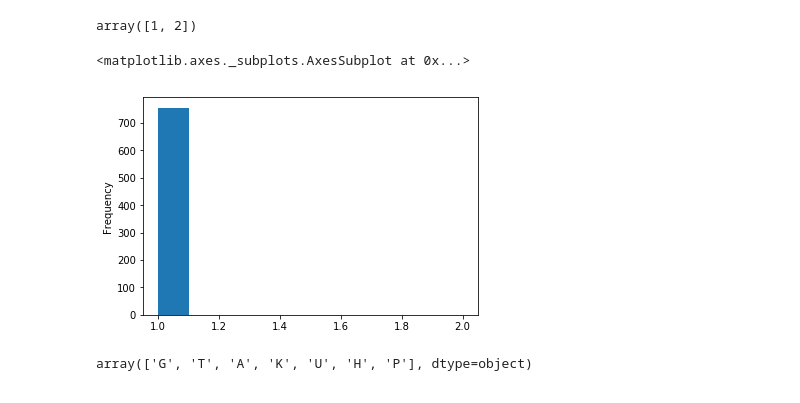
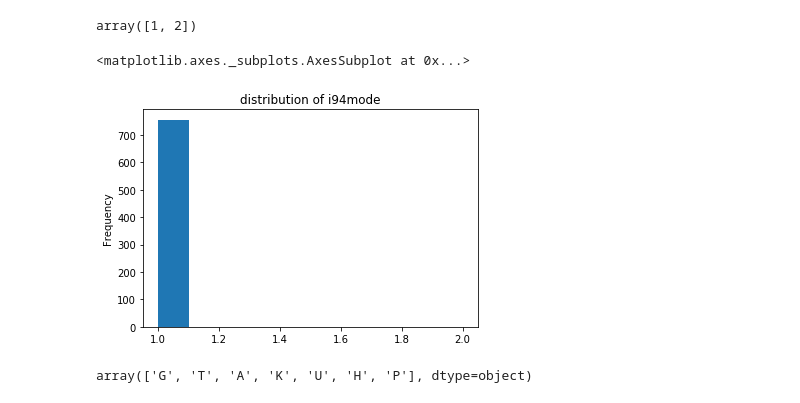
Before and after one commit to ozdemirht/Data-Enginering, a Jupyter notebook: capstone/Capstone Project Report.ipynb, the cells around one changed output. Saved outputs shown, nothing was run; the diff lists cells and outputs as text; code cells hidden in the pictures.

```diff
--- a/capstone/Capstone Project Report.ipynb
+++ b/capstone/Capstone Project Report.ipynb
@@ -222,10 +224,10 @@ df['i94mode'].unique()
 # %% [output]
 array([1, 2])
 # %%
-df['i94mode'].plot.hist()
+df['i94mode'].plot.hist(title='distribution of i94mode')
 # %% [output]
 <matplotlib.axes._subplots.AxesSubplot at 0x...>
-[figure, old version]
+[figure, new version]
 # %%
 df['entdepa'].unique()
 # %% [output]
```
Also changed, not shown: parts of 31 cells of this notebook, 1 other file.
